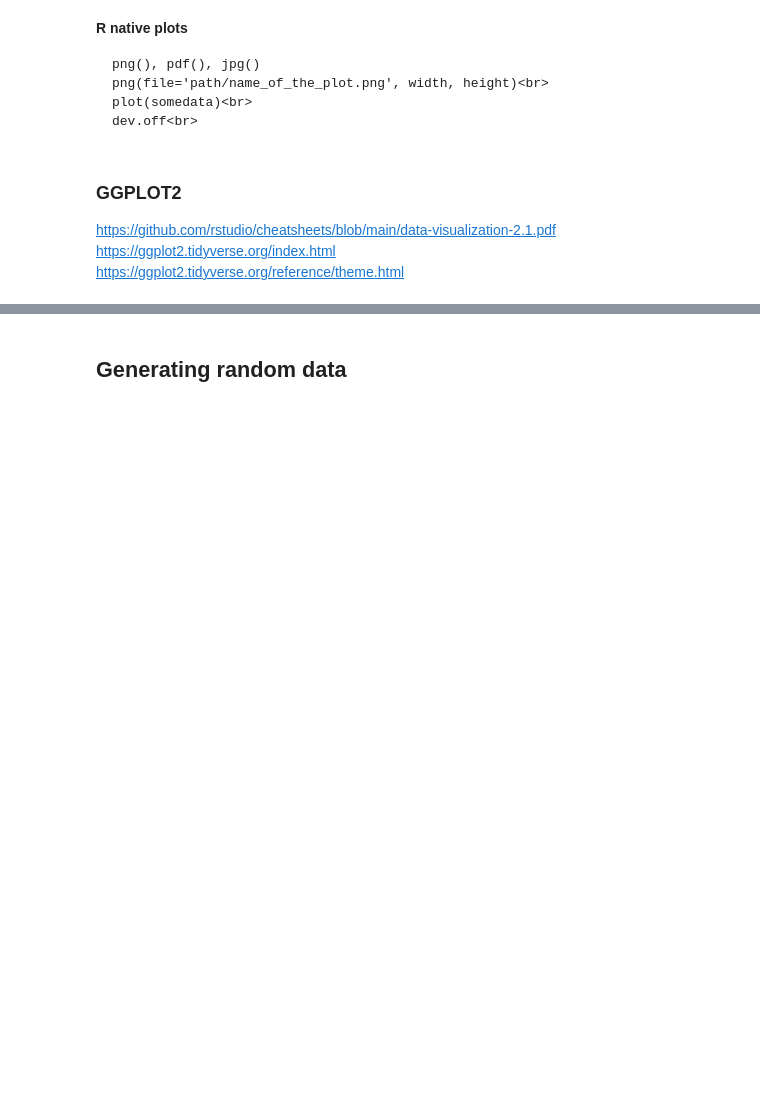
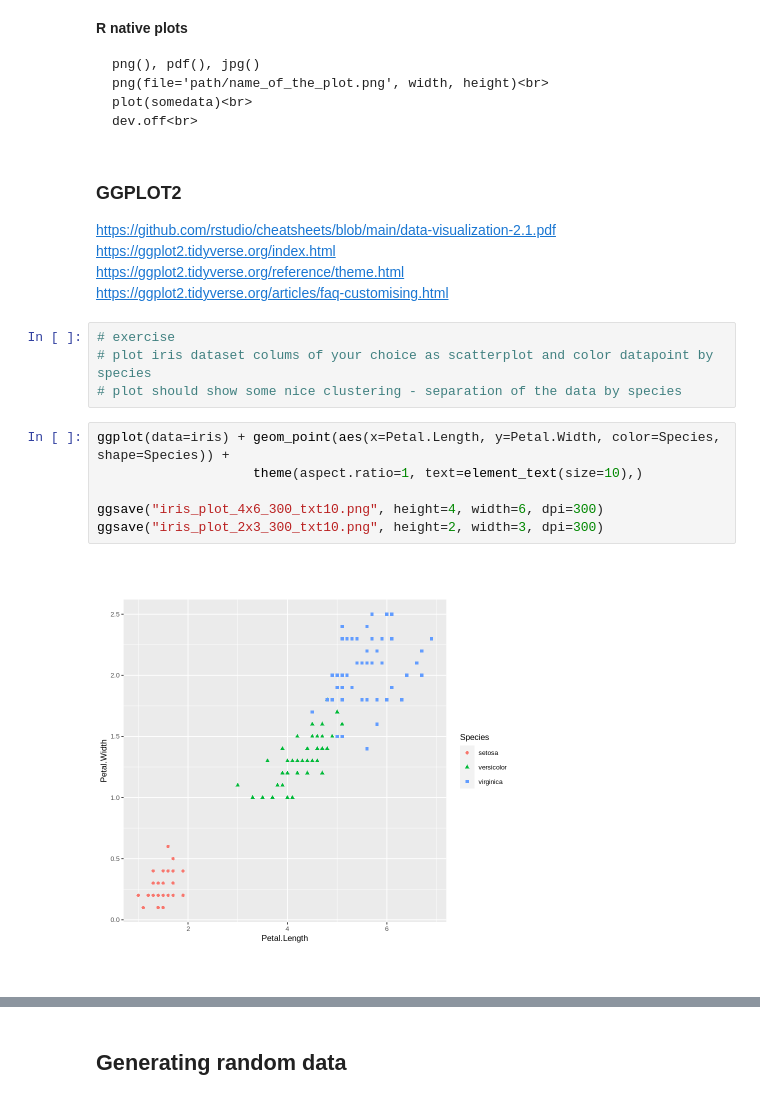
Before and after one commit to kamclar/statisticka_analyza_dat_cviceni, a Jupyter notebook: Lesson_04.ipynb, the cells around one changed output, grey strips where cells are left out. Cells and saved outputs as stored; diff of their text form; blank space fills up the shorter version.

```diff
--- a/Lesson_04.ipynb
+++ b/Lesson_04.ipynb
@@ -648,3 +660,16 @@ dev.off<br>
 https://github.com/rstudio/cheatsheets/blob/main/data-visualization-2.1.pdf <br>
 https://ggplot2.tidyverse.org/index.html<br>
 https://ggplot2.tidyverse.org/reference/theme.html<br>
+https://ggplot2.tidyverse.org/articles/faq-customising.html
+# %%
+# exercise
+# plot iris dataset colums of your choice as scatterplot and color datapoint by species
+# plot should show some nice clustering - separation of the data by species
+# %%
+ggplot(data=iris) + geom_point(aes(x=Petal.Length, y=Petal.Width, color=Species, shape=Species)) +
+                    theme(aspect.ratio=1, text=element_text(size=10),)
+
+ggsave("iris_plot_4x6_300_txt10.png", height=4, width=6, dpi=300)
+ggsave("iris_plot_2x3_300_txt10.png", height=2, width=3, dpi=300)
+# %% [output]
+[figure, added]
```
Also changed, not shown: parts of 3 cells of this notebook.
